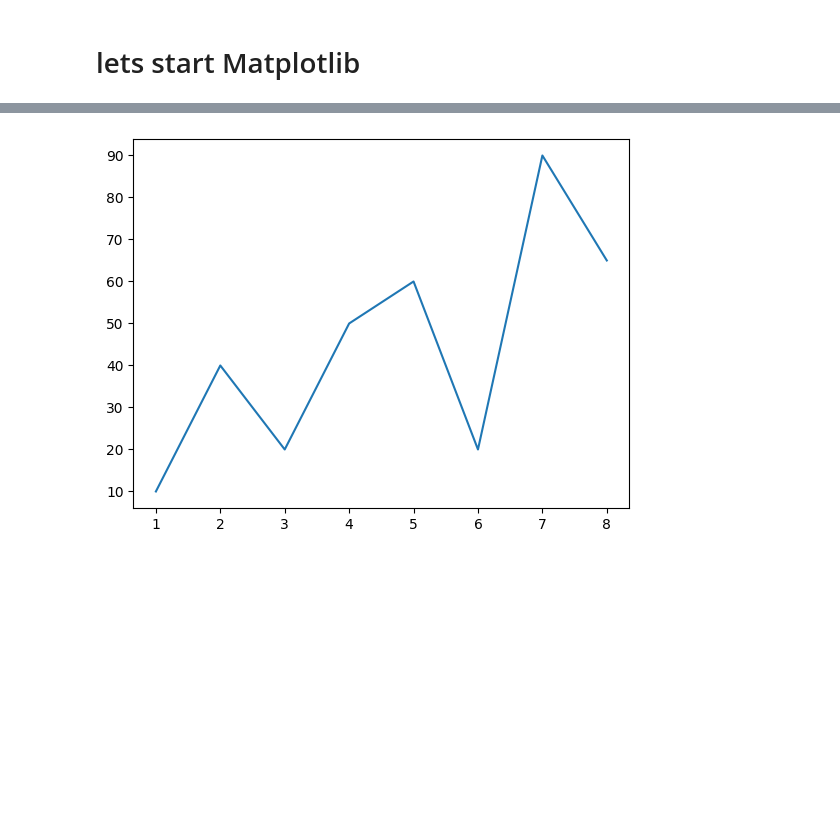
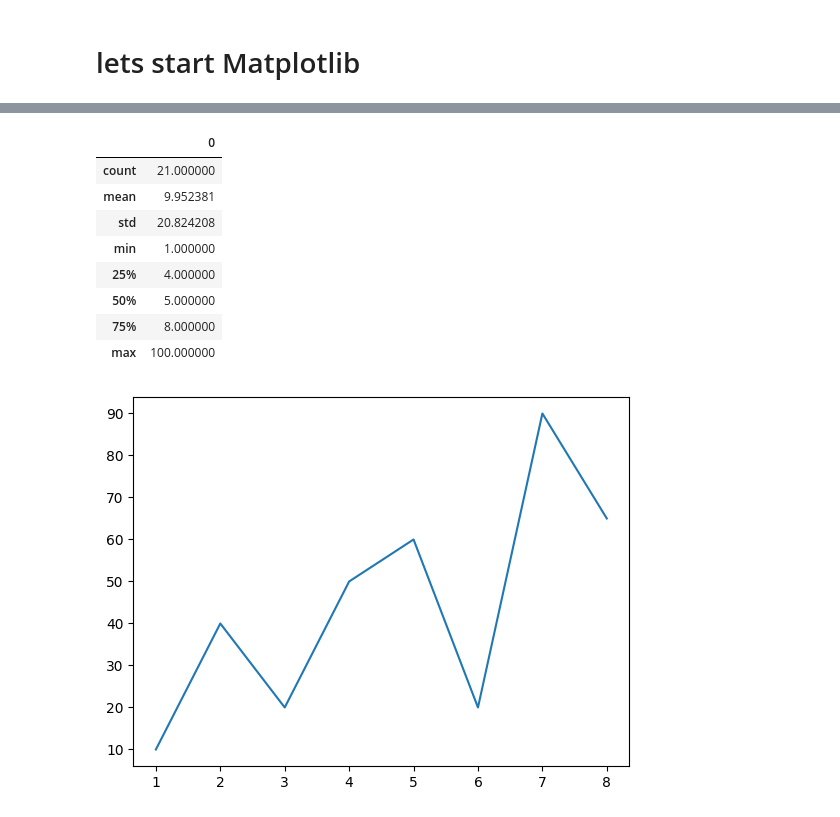
Before and after one commit to Pritish1607Tiwari/Python_Learning, a Jupyter notebook: MATPLOTLIB/Basics.ipynb, the cells around one changed output, grey strips where cells are left out. Cells and saved outputs as stored; diff of their text form; code cells hidden in the pictures; blank space fills up the shorter version.

```diff
--- a/MATPLOTLIB/Basics.ipynb
+++ b/MATPLOTLIB/Basics.ipynb
@@ -5,3 +14,15 @@ import matplotlib.pyplot as plt
+# %%
+df.describe()
+# %% [output]
+|  | 0 |
+| count | 21.000000 |
+| mean | 9.952381 |
+| std | 20.824208 |
+| min | 1.000000 |
+| 25% | 4.000000 |
+| 50% | 5.000000 |
+| 75% | 8.000000 |
+| max | 100.000000 |
 # %%
 x=[1,2,3,4,5,6,7,8]
 y=[10,40,20,50,60,20,90,65]
```
Also changed, not shown: parts of 3 cells of this notebook.
